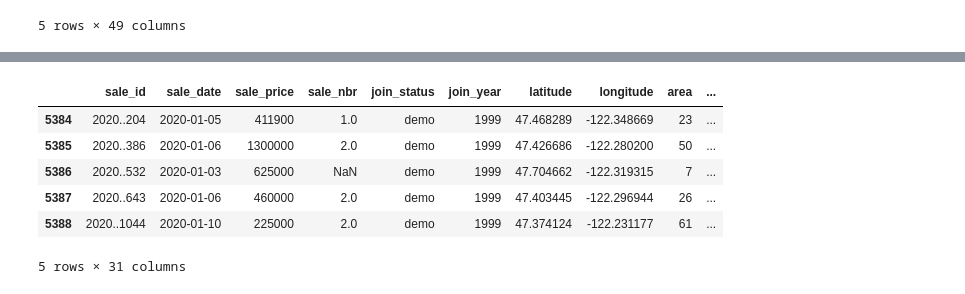
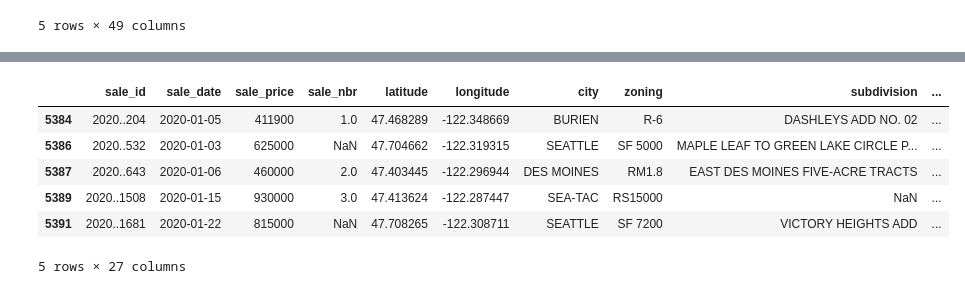
Before and after one commit to nasorensen/Project_4, a Jupyter notebook: Resources/data_preprocessing.ipynb, the cells around one changed output, grey strips where cells are left out. Cells and saved outputs as stored; diff of their text form; code cells hidden in the pictures.

Commit message:
removed multi-fam and commerical zoning lines

```diff
--- a/Resources/data_preprocessing.ipynb
+++ b/Resources/data_preprocessing.ipynb
@@ -82,3 +82,27 @@ df.head()
 | 5387 | 5388 | 2020..643 | ..2156400363 | 2020-01-06 | 460000 | 2.0 | 24 | demo | 1999 | ... |
 | 5388 | 5389 | 2020..1044 | ..3828000430 | 2020-01-10 | 225000 | 2.0 | 26 | demo | 1999 | ... |
 5 rows × 49 columns
+# %%
+# Drop multi-family homes such as condos and townhomes
+zoning = df['zoning'].unique()
+print(zoning)
+
+# Keep only the desired zoning designations
+allowed_zoning = [
+    "R-6", "SF 5000", "RM1.8", "RS15000", "SF 7200", "R-1", "R-5", "R6", "RA5P", "RA2.5P", "R-10",
+    "R 4", "RS9.6", "R48", "RA5", "R6P", "R5", "RA2.5", "RL", "R4", "R-8.4", "RS5.0", "RA10", "RS9600", "R4P",
+    "R1-5.0", "R-2.5", "RS", "R8P", "RS7200", "R12P", "R-9.6", "R1P", "SR 6", "RSX7.2", "RS7.2", "RS 20000",
+    "R-4", "R-15", "R1", "R15", "R16", "SF", "R-1.8", "R-3.5", "RS 9600", "R 11", "RS 10000", "RS8.5", "RSX5.0",
+    "R20A", "R24", "RO", "R-8", "SR 4.5", "R 5", "SF-S", "RS 7200", "R12", "R20", "R1-7.2", "RM3.6", "R24P", "R1 7.2",
+    "R18", "SF 9600", "RS15.0", "R-7200", "RSX8.5", "R2", "RS12.5", "RS 15000", "R1-9.6", "SFR 10.0", "R", "R1-7.5",
+    "R12.5", "R-12", "PLA 6 E", "RSX12.5", "R1-5", "RS8.4", "RS 8", "R18P", "R-6-P", "R30", "R8", "RS 11.2", "R-9600",
+    "R40", "RA", "RA10P", "R3", "R-24", "SE", "RS7000", "R 8400", "NR3", "RSA 6", "R2.5", "RSX 7.2", "SR-4.5", "NR1",
+    "R7", "RS-7200", "SR-6", "RS-12000", "RSA 4", "R-2", "RS 11", "RA5SO", "RM3600",
+    "R 7200", "R10", "RS-9600", "R6SO", "RS-8400", "SR-8", "RA10SO", "R-3", "R 9600", "R-L", "SF-SL",
+    "RS 8.5", "RA2.5SO", "A10", "RS 6", "R-14", "RSX 5.0", "SR-3", "RS 7.2", "RS 5.0", "RSX 8.5",
+    "RSX 35", "R-7.2", "R 5400d", "RSA 8", "R4.5", "RS-15000", "R12PDPA", "RM-12", "R1SO", "RIN - Single Family Urban",
+    "SF-E", "R 40000", "RS 12.5", "R 4000", "RM-18", "RS-4000", "SF-D", "RA-3600", "R 5400a", "R-SR", "SR-1",
+    "RS 35", "R 9600", "R 2800", "SR30", "RS 6.3", "RM-48", "BR2", "R-30", "R-7.5", "R-20", "RS-A"
+]
+
+df = df[df['zoning'].isin(allowed_zoning)]
@@ -85,16 +137,17 @@ df.head()
 # %%
 # drop the 'Unnamed column'
-df = df.drop(columns=['Unnamed: 0', 'pinx', 'sale_warning', 'wfnt', 'golf', 'greenbelt', 'noise_traffic', 'view_rainier', 'view_olympics', 'view_cascades',
-             'view_territorial', 'view_skyline', 'view_sound', 'view_lakewash', 'view_lakesamm', 'view_otherwater', 'view_other', 'submarket'])
+df = df.drop(columns=['Unnamed: 0', 'pinx', 'area', 'join_status', 'join_year', 'present_use', 'sale_warning', 'wfnt', 'golf', 'greenbelt',
+                      'noise_traffic', 'view_rainier', 'view_olympics', 'view_cascades', 'view_territorial', 'view_skyline', 'view_sound',
+                       'view_lakewash', 'view_lakesamm', 'view_otherwater', 'view_other', 'submarket'])
 df.set_index('sale_id')
 df.head()
 # %% [output]
-|  | sale_id | sale_date | sale_price | sale_nbr | join_status | join_year | latitude | longitude | area | ... |
-| 5384 | 2020..204 | 2020-01-05 | 411900 | 1.0 | demo | 1999 | 47.468289 | -122.348669 | 23 | ... |
-| 5385 | 2020..386 | 2020-01-06 | 1300000 | 2.0 | demo | 1999 | 47.426686 | -122.280200 | 50 | ... |
-| 5386 | 2020..532 | 2020-01-03 | 625000 | NaN | demo | 1999 | 47.704662 | -122.319315 | 7 | ... |
-| 5387 | 2020..643 | 2020-01-06 | 460000 | 2.0 | demo | 1999 | 47.403445 | -122.296944 | 26 | ... |
-| 5388 | 2020..1044 | 2020-01-10 | 225000 | 2.0 | demo | 1999 | 47.374124 | -122.231177 | 61 | ... |
+|  | sale_id | sale_date | sale_price | sale_nbr | latitude | longitude | city | zoning | subdivision | ... |
+| 5384 | 2020..204 | 2020-01-05 | 411900 | 1.0 | 47.468289 | -122.348669 | BURIEN | R-6 | DASHLEYS ADD NO. 02 | ... |
+| 5386 | 2020..532 | 2020-01-03 | 625000 | NaN | 47.704662 | -122.319315 | SEATTLE | SF 5000 | MAPLE LEAF TO GREEN LAKE CIRCLE P... | ... |
+| 5387 | 2020..643 | 2020-01-06 | 460000 | 2.0 | 47.403445 | -122.296944 | DES MOINES | RM1.8 | EAST DES MOINES FIVE-ACRE TRACTS | ... |
+| 5389 | 2020..1508 | 2020-01-15 | 930000 | 3.0 | 47.413624 | -122.287447 | SEA-TAC | RS15000 | NaN | ... |
+| 5391 | 2020..1681 | 2020-01-22 | 815000 | NaN | 47.708265 | -122.308711 | SEATTLE | SF 7200 | VICTORY HEIGHTS ADD | ... |
-5 rows × 31 columns
+5 rows × 27 columns
 # %%
 df.to_csv('./kingcountysales_2020_2023.csv', index=False)
```
Also changed, not shown: parts of 2 cells of this notebook, 1 other file.
